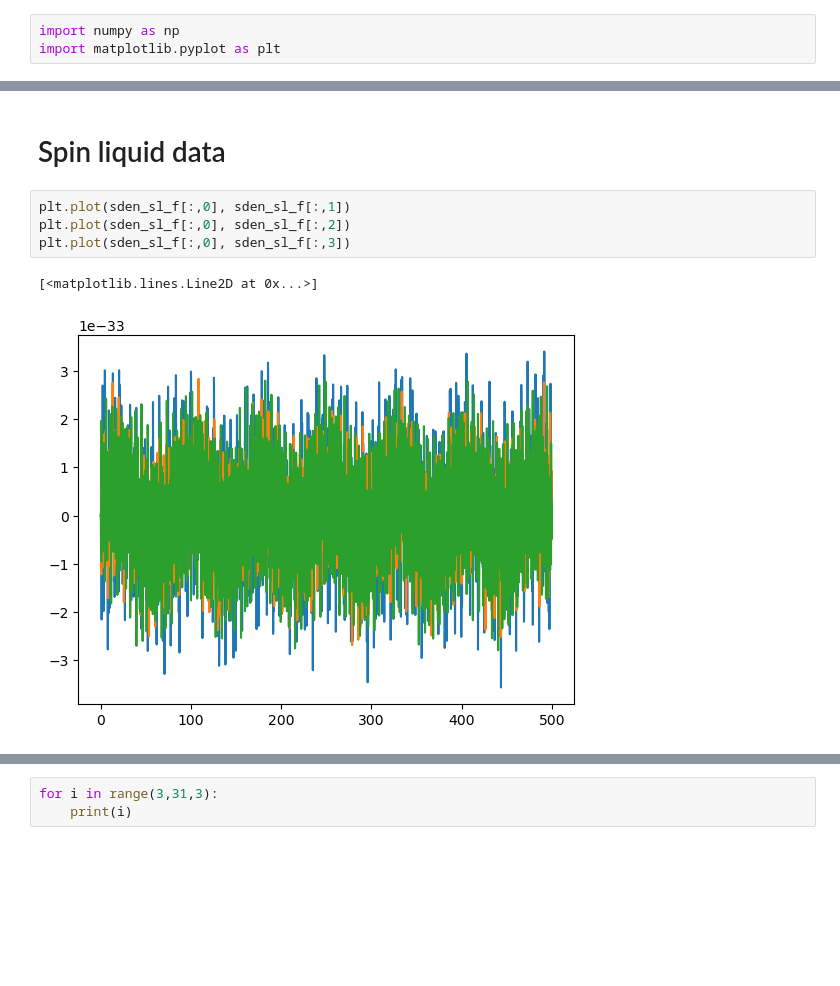
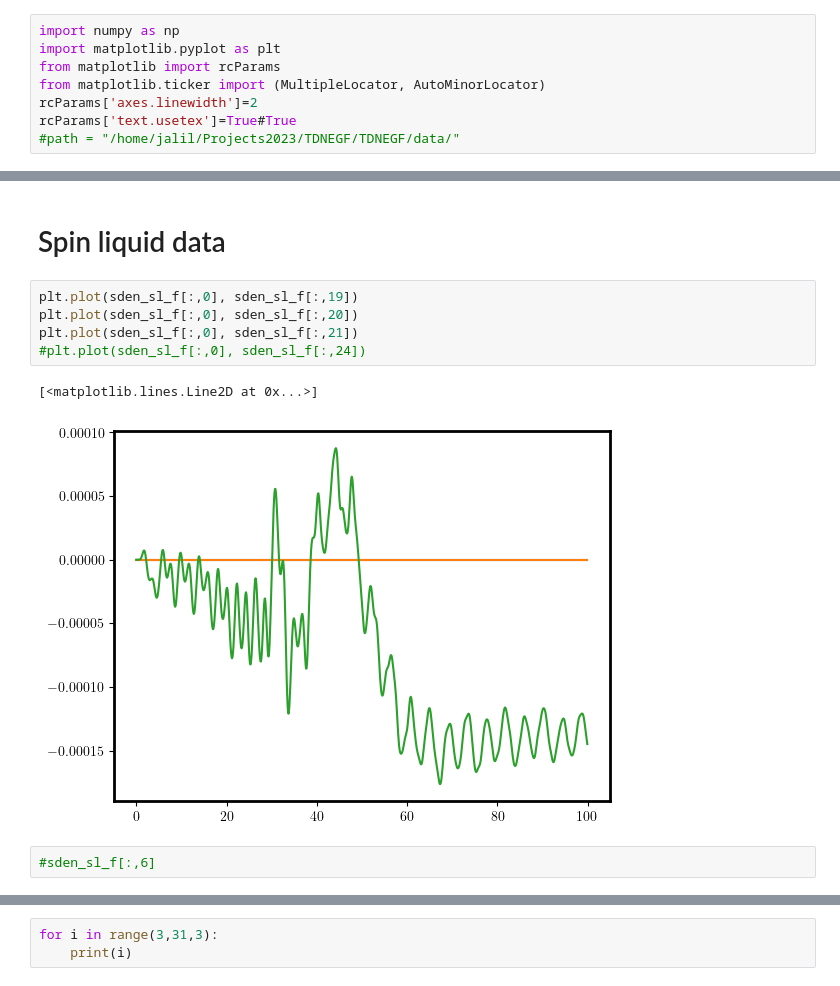
Before and after one commit to Jalil199/TDNEGF, a Jupyter notebook: Figures_main.ipynb, the cells around one changed output, grey strips where cells are left out. Drawn from its saved outputs; the diff is of its cells as text; blank space fills up the shorter version.

```diff
--- a/Figures_main.ipynb
+++ b/Figures_main.ipynb
@@ -1,4 +1,9 @@
 # %%
 import numpy as np
 import matplotlib.pyplot as plt
+from matplotlib import rcParams
+from matplotlib.ticker import (MultipleLocator, AutoMinorLocator)
+rcParams['axes.linewidth']=2
+rcParams['text.usetex']=True#True
+#path = "/home/jalil/Projects2023/TDNEGF/TDNEGF/data/"
 # %%
@@ -127,10 +216,13 @@ axs.plot(sneq_f[:,0],sneq_f[:,9])
 # %% [markdown]
 # Spin liquid data
 # %%
-plt.plot(sden_sl_f[:,0], sden_sl_f[:,1])
-plt.plot(sden_sl_f[:,0], sden_sl_f[:,2])
-plt.plot(sden_sl_f[:,0], sden_sl_f[:,3])
+plt.plot(sden_sl_f[:,0], sden_sl_f[:,19])
+plt.plot(sden_sl_f[:,0], sden_sl_f[:,20])
+plt.plot(sden_sl_f[:,0], sden_sl_f[:,21])
+#plt.plot(sden_sl_f[:,0], sden_sl_f[:,24])
 # %% [output]
 [<matplotlib.lines.Line2D at 0x...>]
-[figure, old version]
+[figure, new version]
+# %%
+#sden_sl_f[:,6]
 # %%
```
Also changed, not shown: parts of 22 cells of this notebook, 6 other files.
